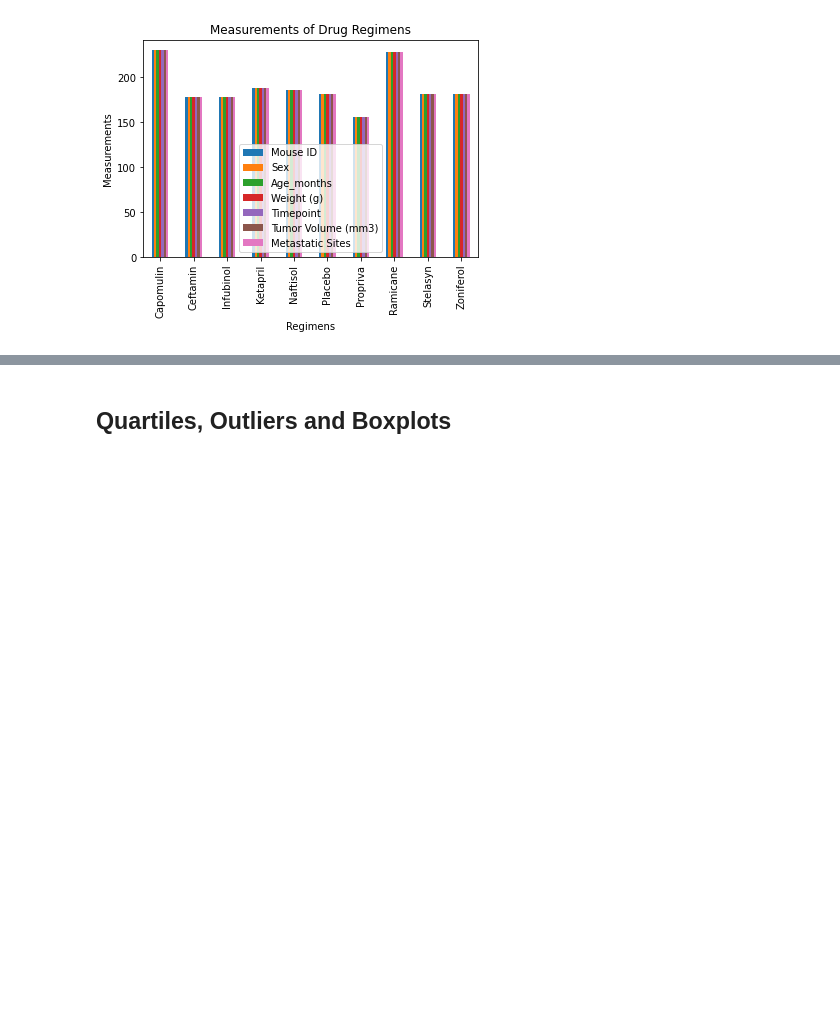
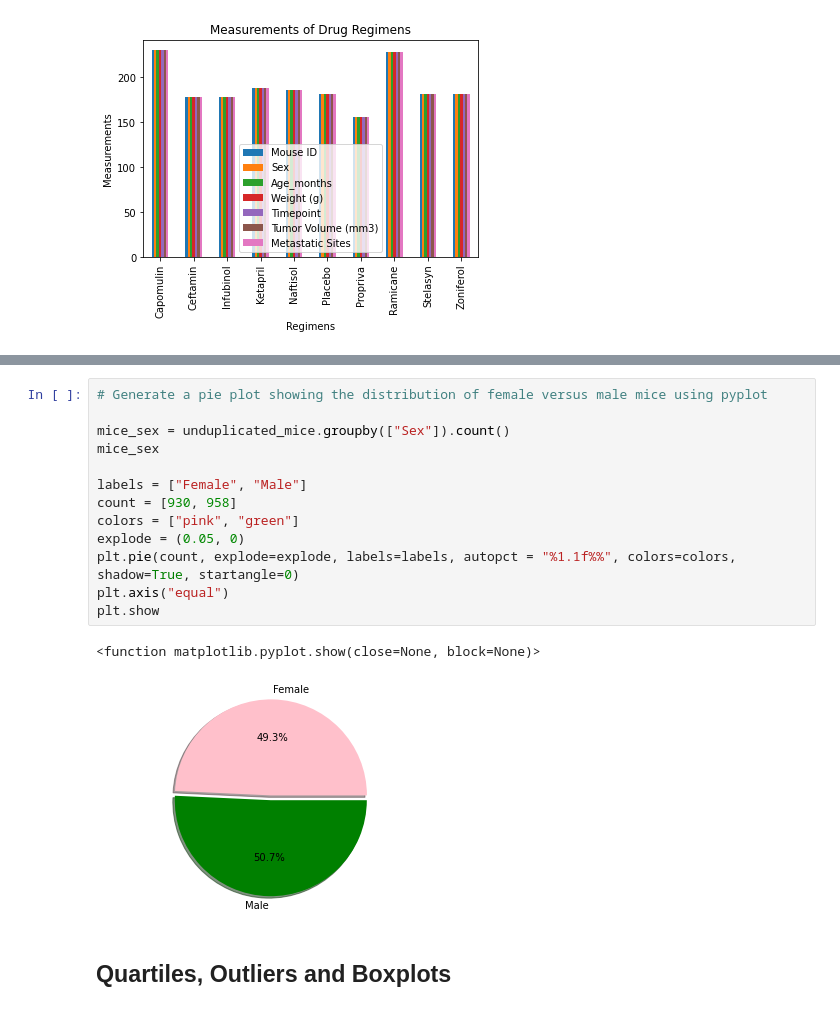
Before and after one commit to jessches5/Matplotlib-Homework, a Jupyter notebook: Pymaceuticals/pymaceuticals_starter.ipynb, the cells around one changed output, grey strips where cells are left out. Drawn from its saved outputs; the diff is of its cells as text; blank space fills up the shorter version.

```diff
--- a/Pymaceuticals/pymaceuticals_starter.ipynb
+++ b/Pymaceuticals/pymaceuticals_starter.ipynb
@@ -222,3 +228,19 @@ plt.xticks(rotation=90)
+# %%
+# Generate a pie plot showing the distribution of female versus male mice using pyplot
+
+mice_sex = unduplicated_mice.groupby(["Sex"]).count()
+mice_sex
+
+labels = ["Female", "Male"]
+count = [930, 958]
+colors = ["pink", "green"]
+explode = (0.05, 0)
+plt.pie(count, explode=explode, labels=labels, autopct = "%1.1f%%", colors=colors, shadow=True, startangle=0)
+plt.axis("equal")
+plt.show
+# %% [output]
+<function matplotlib.pyplot.show(close=None, block=None)>
+[figure, added]
 # %% [markdown]
 ## Quartiles, Outliers and Boxplots
 # %%
```
Also changed, not shown: parts of 6 cells of this notebook.
